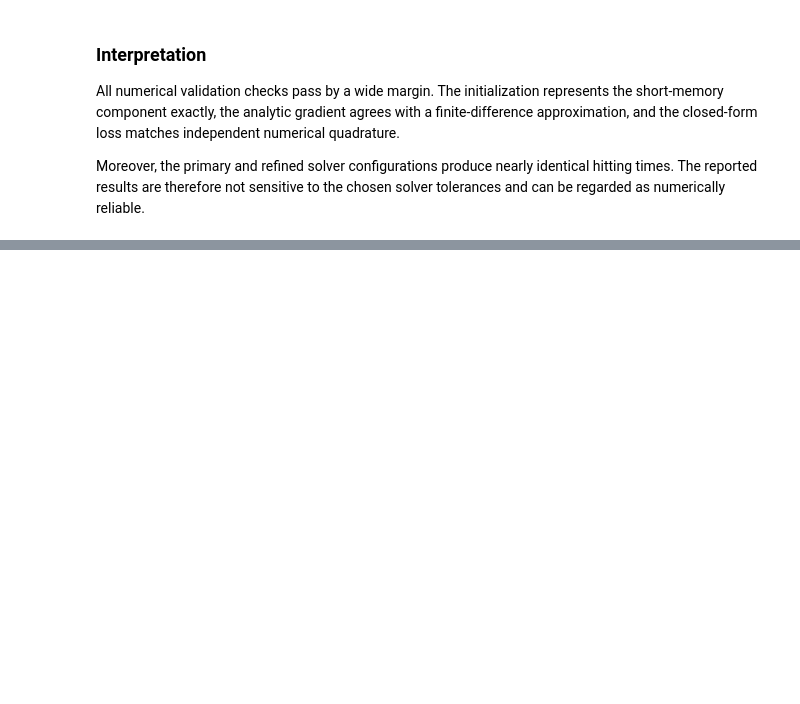
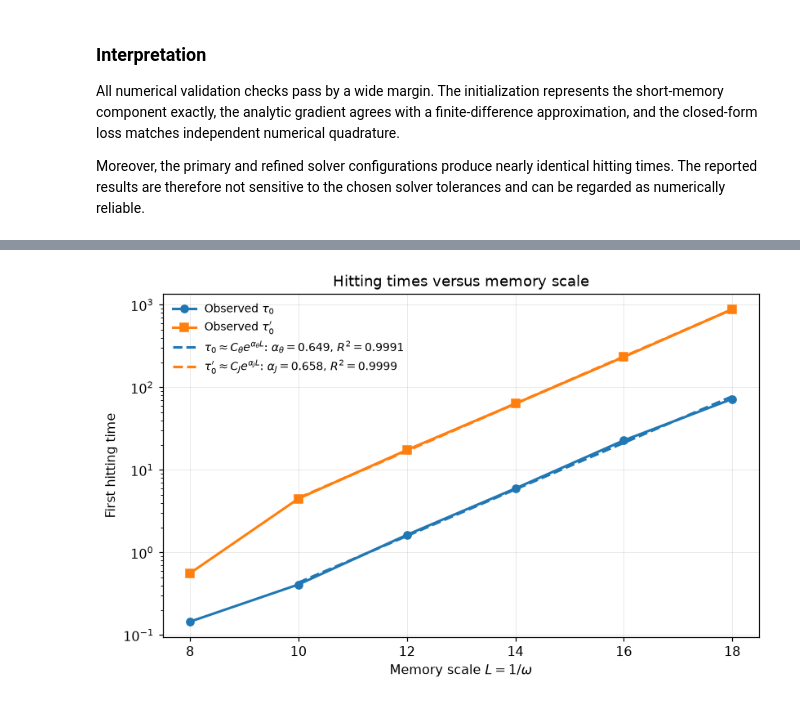
Before and after one commit to e-kru/ct-rnn-memory-kernels, a Jupyter notebook: notebooks/08_theorem20_plateauing.ipynb, the cells around one changed output, grey strips where cells are left out. Cells and saved outputs as stored; diff of their text form; code cells hidden in the pictures; blank space fills up the shorter version.

```diff
--- a/notebooks/08_theorem20_plateauing.ipynb
+++ b/notebooks/08_theorem20_plateauing.ipynb
@@ -1397,0 +1663,62 @@ The source roles are separated explicitly: reference 1 supplies the theory; refe
+# %%
+parameter_fit_label = (
+    r"$\tau_0\approx C_\theta e^{\alpha_\theta L}$: "
+    rf"$\alpha_\theta={parameter_fit[0]:.3f}$, "
+    rf"$R^2={parameter_fit[2]:.4f}$"
+)
+loss_fit_label = (
+    r"$\tau_0'\approx C_J e^{\alpha_J L}$: "
+    rf"$\alpha_J={loss_fit[0]:.3f}$, "
+    rf"$R^2={loss_fit[2]:.4f}$"
+)
+
+with plt.rc_context(THESIS_STYLE):
+    figure, axis = plt.subplots(figsize=(7.6, 4.8))
+    axis.semilogy(
+        delays,
+        parameter_times,
+        color="C0",
+        linestyle="-",
+        marker="o",
+        label=r"Observed $\tau_0$",
+    )
+    axis.semilogy(
+        delays,
+        loss_times,
+        color="C1",
+        linestyle="-",
+        marker="s",
+        label=r"Observed $\tau_0'$",
+    )
+    axis.semilogy(
+        fit_delays,
+        np.exp(parameter_fit[0] * fit_delays + parameter_fit[1]),
+        color="C0",
+        linestyle="--",
+        label=parameter_fit_label,
+    )
+    axis.semilogy(
+        fit_delays,
+        np.exp(loss_fit[0] * fit_delays + loss_fit[1]),
+        color="C1",
+        linestyle="--",
+        linewidth=2.1,
+        label=loss_fit_label,
+    )
+    axis.set_xlabel(r"Memory scale $L=1/\omega$")
+    axis.set_ylabel("First hitting time")
+    axis.set_title("Hitting times versus memory scale")
+    axis.legend(loc="upper left", frameon=False)
+    figure.tight_layout()
+    figure.savefig(
+        THESIS_FIGURE_PATHS["hitting_pdf"],
+        bbox_inches="tight",
+    )
+    figure.savefig(
+        THESIS_FIGURE_PATHS["hitting_png"],
+        dpi=320,
+        bbox_inches="tight",
+    )
+    plt.show()
+# %% [output]
+[figure, added]
```
Also changed, not shown: parts of 18 cells of this notebook, 13 other files.
